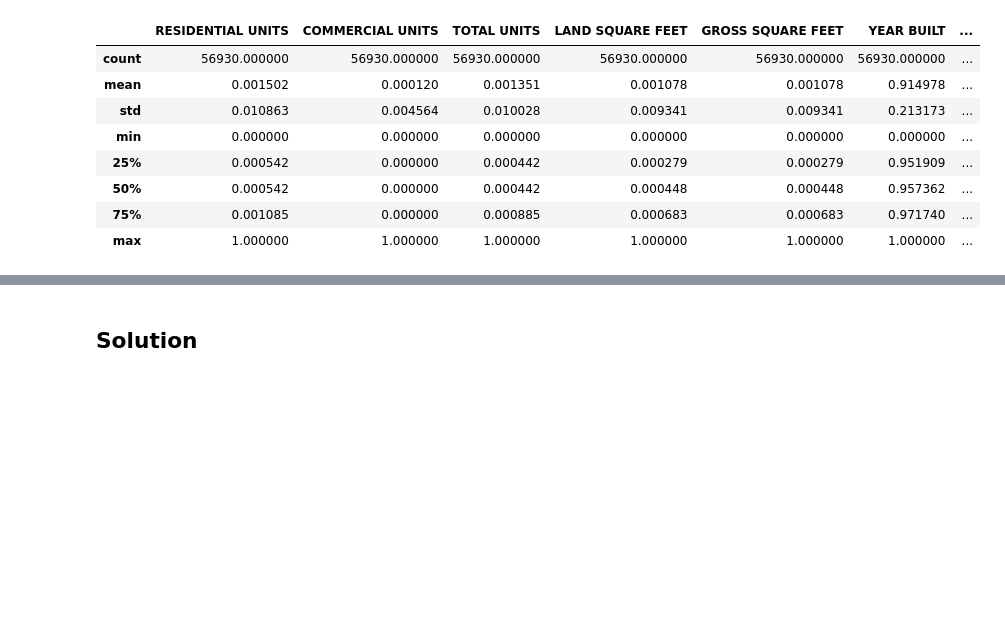
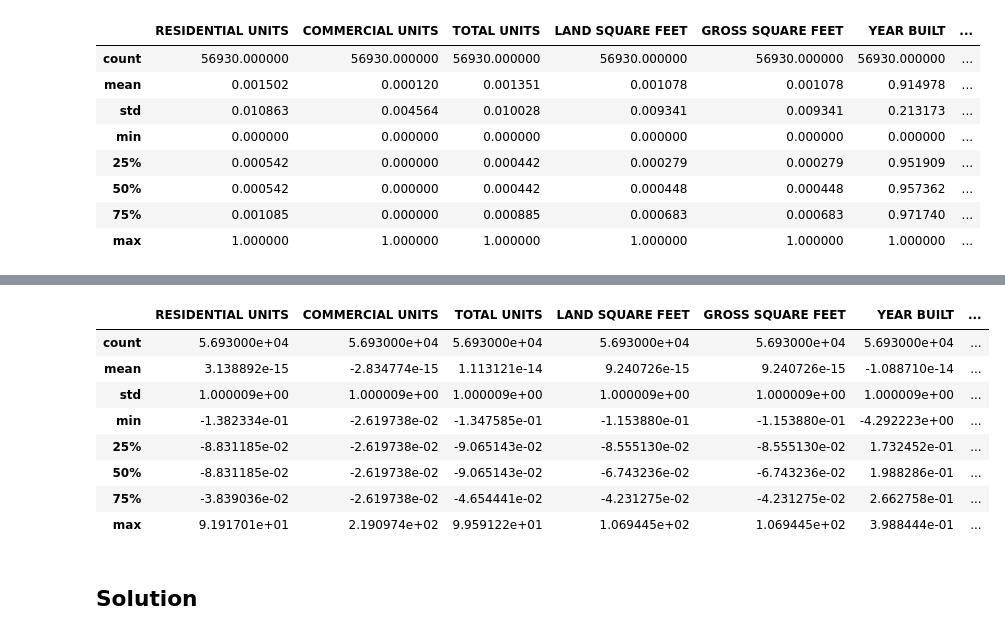
Before and after one commit to daniel-234/intro-to-deep-learning, a Jupyter notebook: 03-data-preprocessing/02-preprocessing-structured-data.ipynb, the cells around one changed output, grey strips where cells are left out. Saved outputs shown, nothing was run; the diff lists cells and outputs as text; code cells hidden in the pictures; blank space fills up the shorter version.

```diff
--- a/03-data-preprocessing/02-preprocessing-structured-data.ipynb
+++ b/03-data-preprocessing/02-preprocessing-structured-data.ipynb
@@ -501,3 +564,15 @@ Using the above code as a guide and this documentation, apply a StandardScalar t
+# %%
+scaled_df.describe()
+# %% [output]
+|  | RESIDENTIAL UNITS | COMMERCIAL UNITS | TOTAL UNITS | LAND SQUARE FEET | GROSS SQUARE FEET | YEAR BUILT | ... |
+| count | 5.693000e+04 | 5.693000e+04 | 5.693000e+04 | 5.693000e+04 | 5.693000e+04 | 5.693000e+04 | ... |
+| mean | 3.138892e-15 | -2.834774e-15 | 1.113121e-14 | 9.240726e-15 | 9.240726e-15 | -1.088710e-14 | ... |
+| std | 1.000009e+00 | 1.000009e+00 | 1.000009e+00 | 1.000009e+00 | 1.000009e+00 | 1.000009e+00 | ... |
+| min | -1.382334e-01 | -2.619738e-02 | -1.347585e-01 | -1.153880e-01 | -1.153880e-01 | -4.292223e+00 | ... |
+| 25% | -8.831185e-02 | -2.619738e-02 | -9.065143e-02 | -8.555130e-02 | -8.555130e-02 | 1.732452e-01 | ... |
+| 50% | -8.831185e-02 | -2.619738e-02 | -9.065143e-02 | -6.743236e-02 | -6.743236e-02 | 1.988286e-01 | ... |
+| 75% | -3.839036e-02 | -2.619738e-02 | -4.654441e-02 | -4.231275e-02 | -4.231275e-02 | 2.662758e-01 | ... |
+| max | 9.191701e+01 | 2.190974e+02 | 9.959122e+01 | 1.069445e+02 | 1.069445e+02 | 3.988444e-01 | ... |
 # %% [markdown]
 ## Solution
 # %%
```
Also changed, not shown: parts of 10 cells of this notebook.
